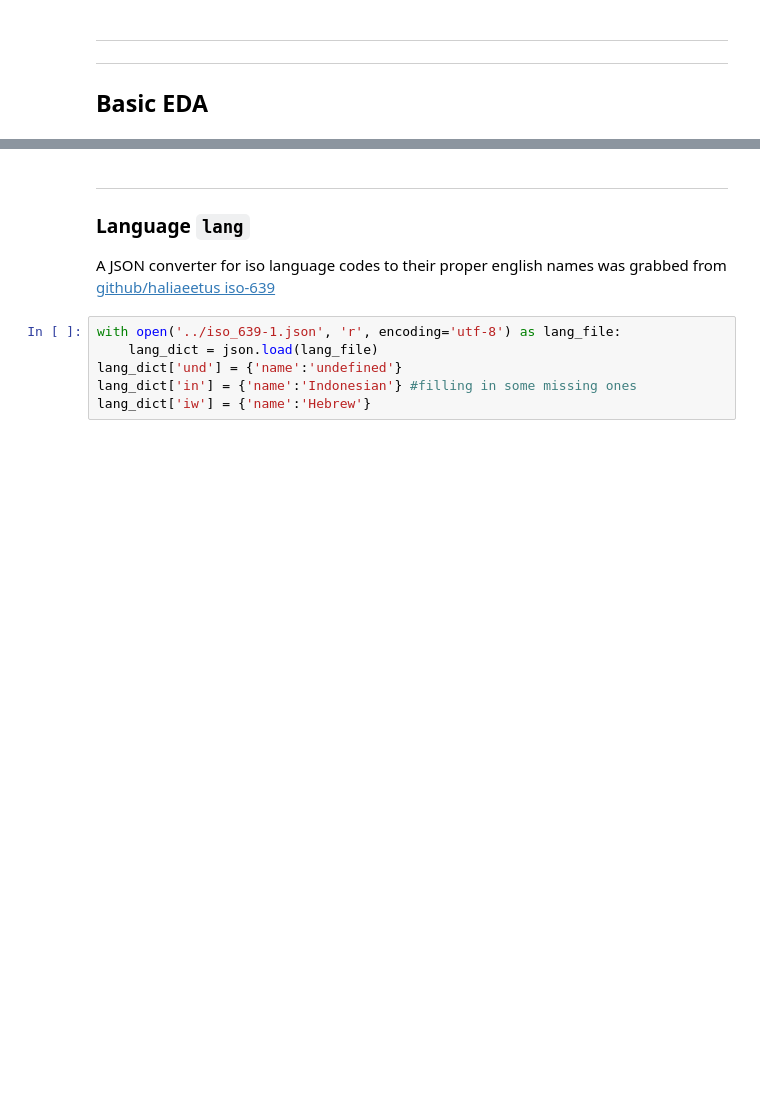
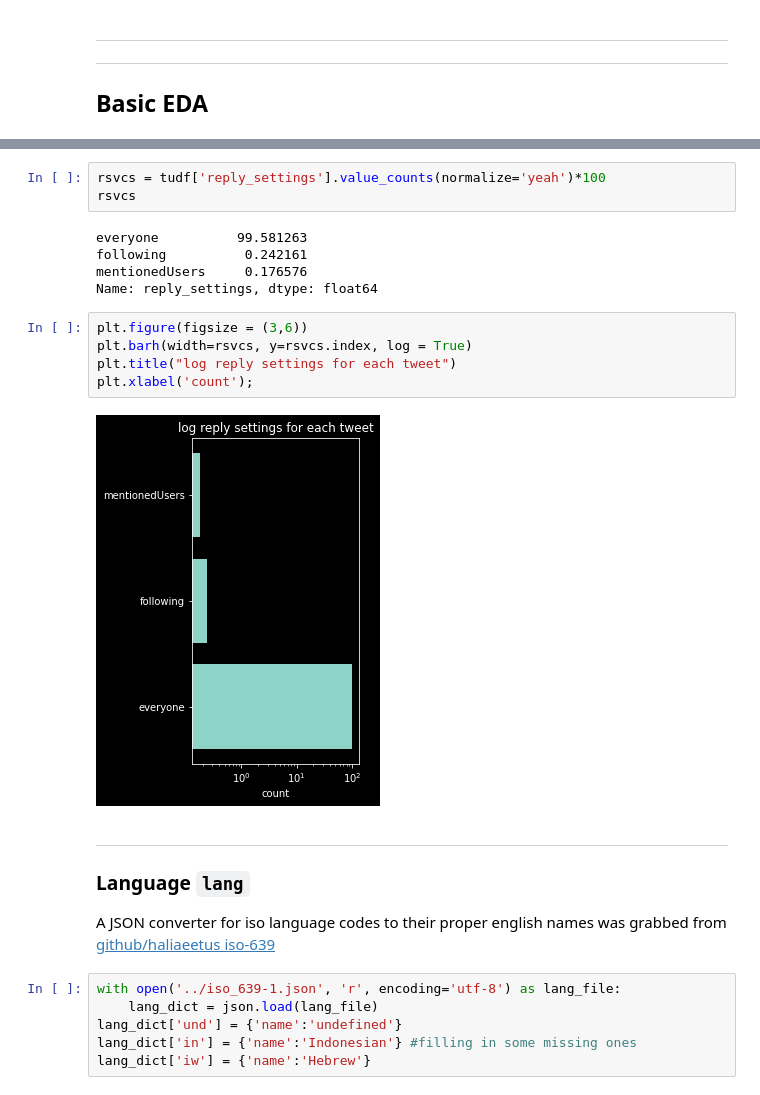
Before and after one commit to dtersegno/capstone, a Jupyter notebook: data_acquisition/4_EDA.ipynb, the cells around one changed output, grey strips where cells are left out. Cells and saved outputs as stored; diff of their text form; blank space fills up the shorter version.

```diff
--- a/data_acquisition/4_EDA.ipynb
+++ b/data_acquisition/4_EDA.ipynb
@@ -476,3 +737,18 @@ pd.json_normalize(series_literal_eval(tudf['public_metrics_tweet']))
+# %%
+rsvcs = tudf['reply_settings'].value_counts(normalize='yeah')*100
+rsvcs
+# %% [output]
+everyone          99.581263
+following          0.242161
+mentionedUsers     0.176576
+Name: reply_settings, dtype: float64
+# %%
+plt.figure(figsize = (3,6))
+plt.barh(width=rsvcs, y=rsvcs.index, log = True)
+plt.title("log reply settings for each tweet")
+plt.xlabel('count');
+# %% [output]
+[figure, added]
 # %% [markdown]
 ---
 ### Language `lang`
```
Also changed, not shown: parts of 117 cells of this notebook.
